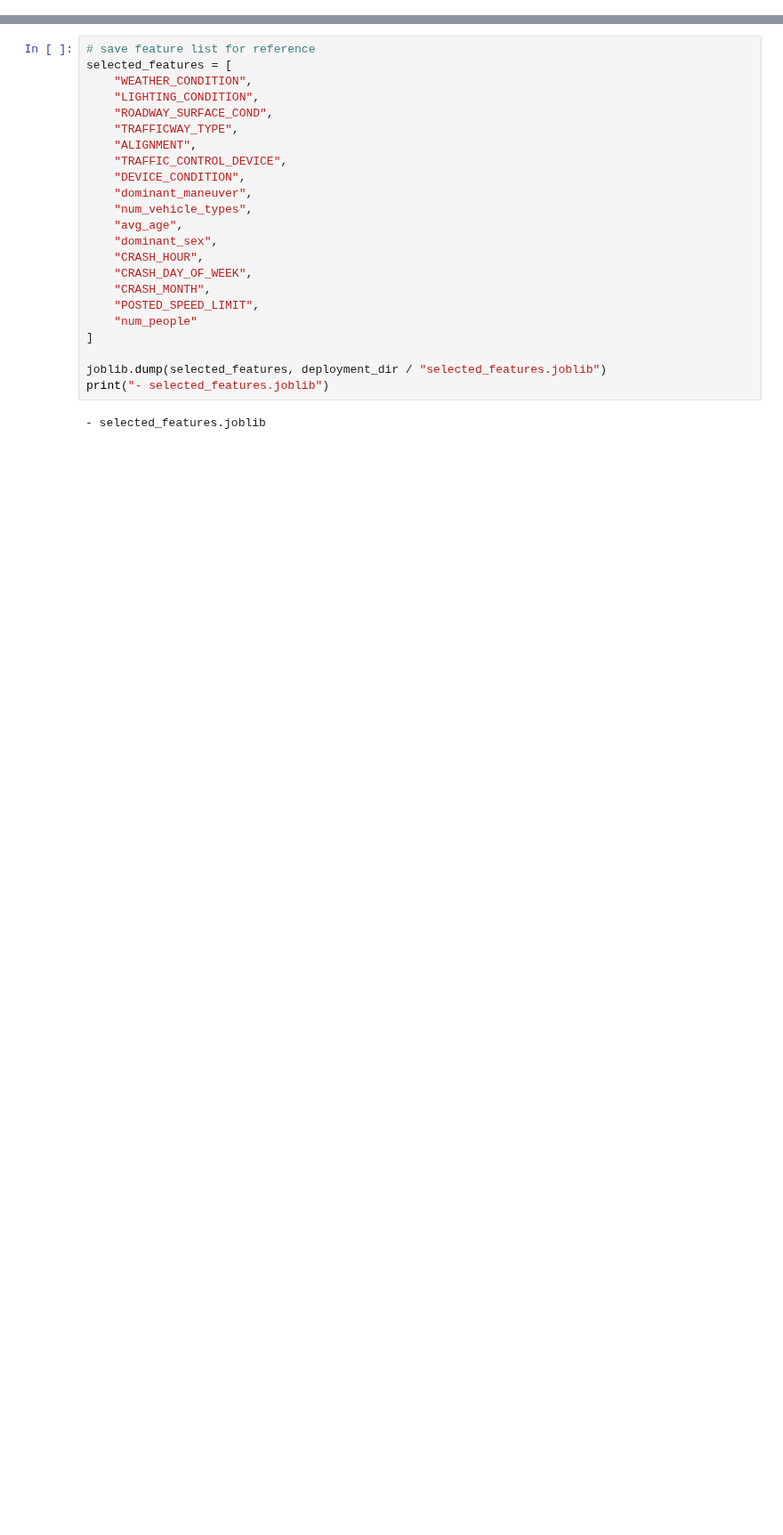
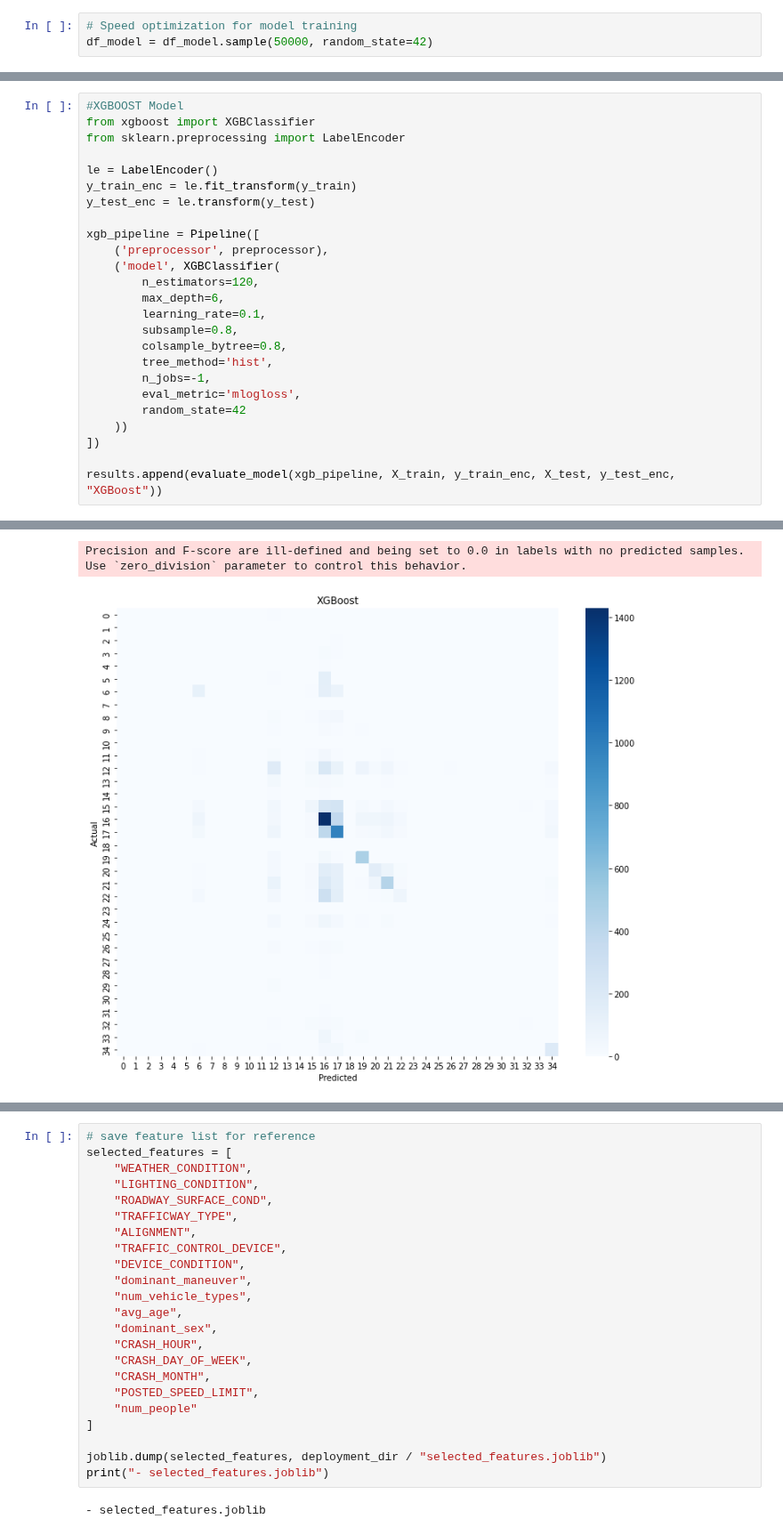
Before and after one commit to ChairoSolutions/Chicago-crash-cause-prediction, a Jupyter notebook: Notebook/index.ipynb, the cells around one changed output, grey strips where cells are left out. Shown at 89% size. Drawn from its saved outputs; the diff is of its cells as text; blank space fills up the shorter version.

```diff
--- a/Notebook/index.ipynb
+++ b/Notebook/index.ipynb
@@ -1798,0 +107,3 @@ print("- label_encoder.joblib (if used)")
+# %%
+# Speed optimization for model training
+df_model = df_model.sample(50000, random_state=42)
@@ -1798,0 +698,26 @@ print("- label_encoder.joblib (if used)")
+# %%
+#XGBOOST Model
+from xgboost import XGBClassifier
+from sklearn.preprocessing import LabelEncoder
+
+le = LabelEncoder()
+y_train_enc = le.fit_transform(y_train)
+y_test_enc = le.transform(y_test)
+
+xgb_pipeline = Pipeline([
+    ('preprocessor', preprocessor),
+    ('model', XGBClassifier(
+        n_estimators=120,
+        max_depth=6,
+        learning_rate=0.1,
+        subsample=0.8,
+        colsample_bytree=0.8,
+        tree_method='hist',
+        n_jobs=-1,
+        eval_metric='mlogloss',
+        random_state=42
+    ))
+])
+
+results.append(evaluate_model(xgb_pipeline, X_train, y_train_enc, X_test, y_test_enc, "XGBoost"))
+# %% [output]
@@ -1798,0 +741,2 @@ print("- label_encoder.joblib (if used)")
+Precision and F-score are ill-defined and being set to 0.0 in labels with no predicted samples. Use `zero_division` parameter to control this behavior.
+[figure, added]
```
Also changed, not shown: parts of 216 cells of this notebook.
